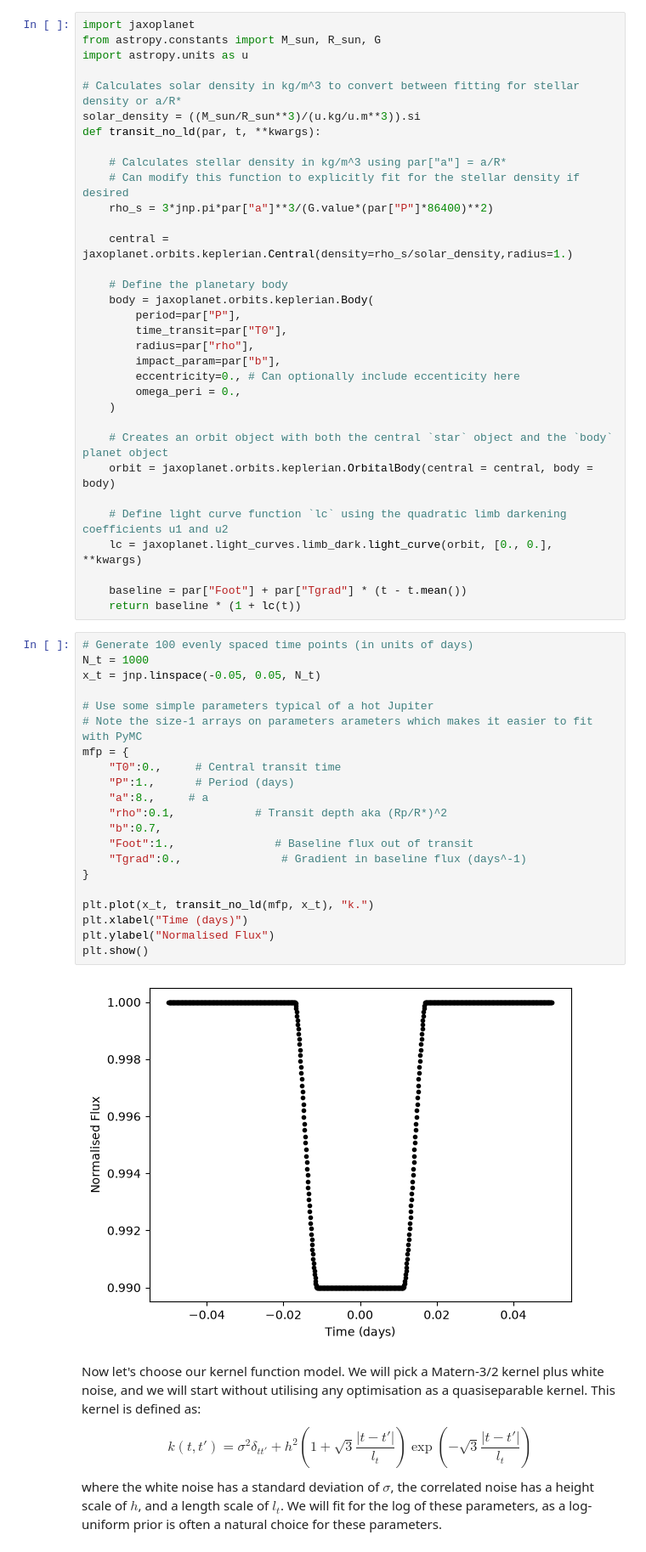
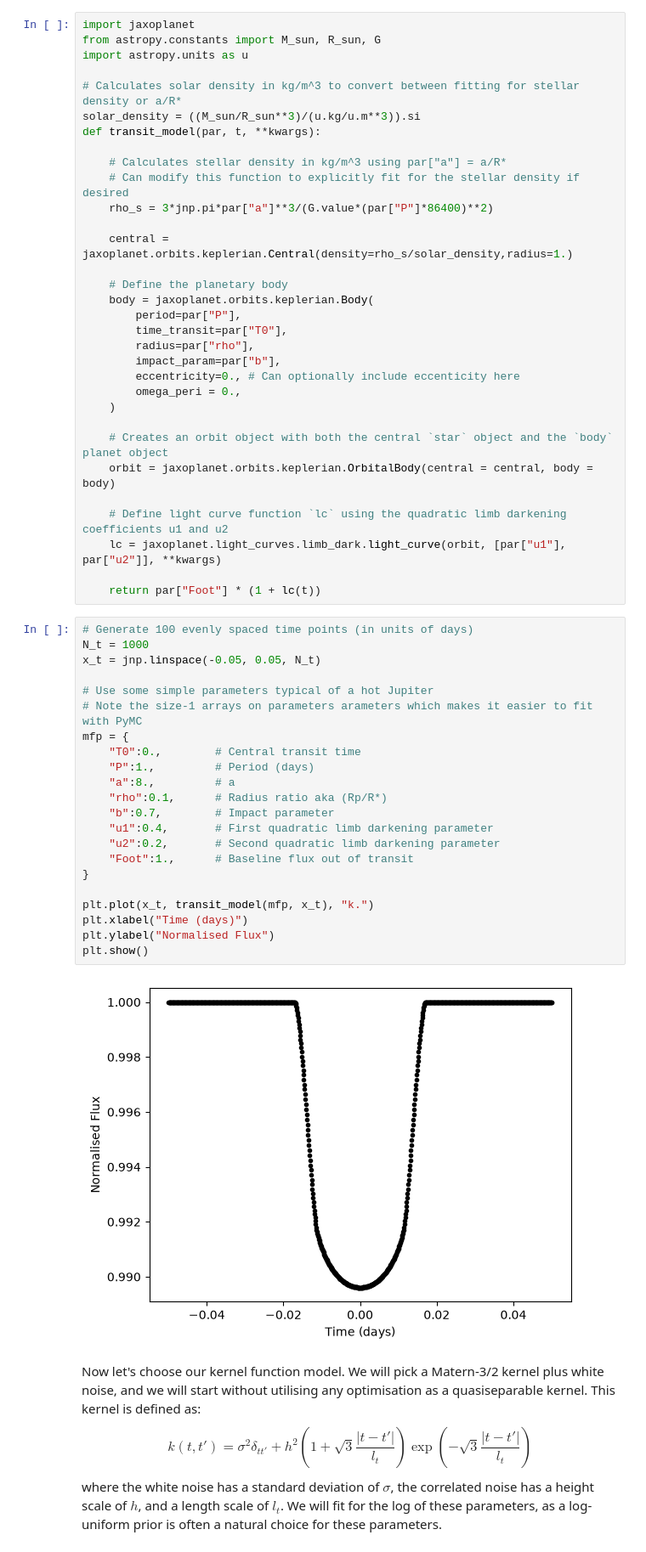
Before and after one commit to markfortune/luas, a Jupyter notebook: docs/source/tutorials/Simple_1D_example.ipynb, the cells around one changed output. Shown at 85% size. Cells and saved outputs as stored; diff of their text form.

```diff
--- a/docs/source/tutorials/Simple_1D_example.ipynb
+++ b/docs/source/tutorials/Simple_1D_example.ipynb
@@ -82,7 +61,7 @@ import astropy.units as u
 
 # Calculates solar density in kg/m^3 to convert between fitting for stellar density or a/R*
 solar_density = ((M_sun/R_sun**3)/(u.kg/u.m**3)).si
-def transit_no_ld(par, t, **kwargs):
+def transit_model(par, t, **kwargs):
 
     # Calculates stellar density in kg/m^3 using par["a"] = a/R*
     # Can modify this function to explicitly fit for the stellar density if desired
@@ -104,33 +83,33 @@ def transit_no_ld(par, t, **kwargs):
     orbit = jaxoplanet.orbits.keplerian.OrbitalBody(central = central, body = body)
 
     # Define light curve function `lc` using the quadratic limb darkening coefficients u1 and u2
-    lc = jaxoplanet.light_curves.limb_dark.light_curve(orbit, [0., 0.], **kwargs)
+    lc = jaxoplanet.light_curves.limb_dark.light_curve(orbit, [par["u1"], par["u2"]], **kwargs)
 
-    baseline = par["Foot"] + par["Tgrad"] * (t - t.mean())
-    return baseline * (1 + lc(t))
+    return par["Foot"] * (1 + lc(t))
 # %%
 # Generate 100 evenly spaced time points (in units of days)
 N_t = 1000
 x_t = jnp.linspace(-0.05, 0.05, N_t)
 
 # Use some simple parameters typical of a hot Jupiter
 # Note the size-1 arrays on parameters arameters which makes it easier to fit with PyMC
 mfp = {
-    "T0":0.,     # Central transit time
-    "P":1.,      # Period (days)
-    "a":8.,     # a
-    "rho":0.1,            # Transit depth aka (Rp/R*)^2
-    "b":0.7,
-    "Foot":1.,               # Baseline flux out of transit
-    "Tgrad":0.,               # Gradient in baseline flux (days^-1)
+    "T0":0.,        # Central transit time
+    "P":1.,         # Period (days)
+    "a":8.,         # a
+    "rho":0.1,      # Radius ratio aka (Rp/R*)
+    "b":0.7,        # Impact parameter
+    "u1":0.4,       # First quadratic limb darkening parameter
+    "u2":0.2,       # Second quadratic limb darkening parameter
+    "Foot":1.,      # Baseline flux out of transit
 }
 
-plt.plot(x_t, transit_no_ld(mfp, x_t), "k.")
+plt.plot(x_t, transit_model(mfp, x_t), "k.")
 plt.xlabel("Time (days)")
 plt.ylabel("Normalised Flux")
 plt.show()
 # %% [output]
-[figure, old version]
+[figure, new version]
 # %% [markdown]
 Now let's choose our kernel function model. We will pick a Matern-3/2 kernel plus white noise, and we will start without utilising any optimisation as a quasiseparable kernel. This kernel is defined as:
 $$
```
Also changed, not shown: parts of 19 cells of this notebook, 15 other files.
